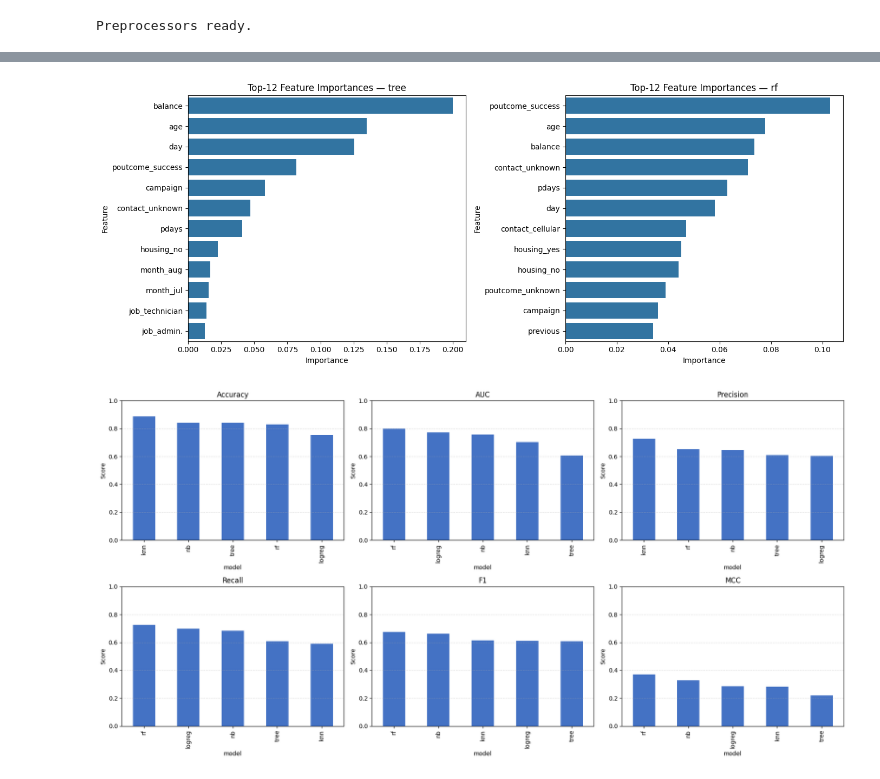
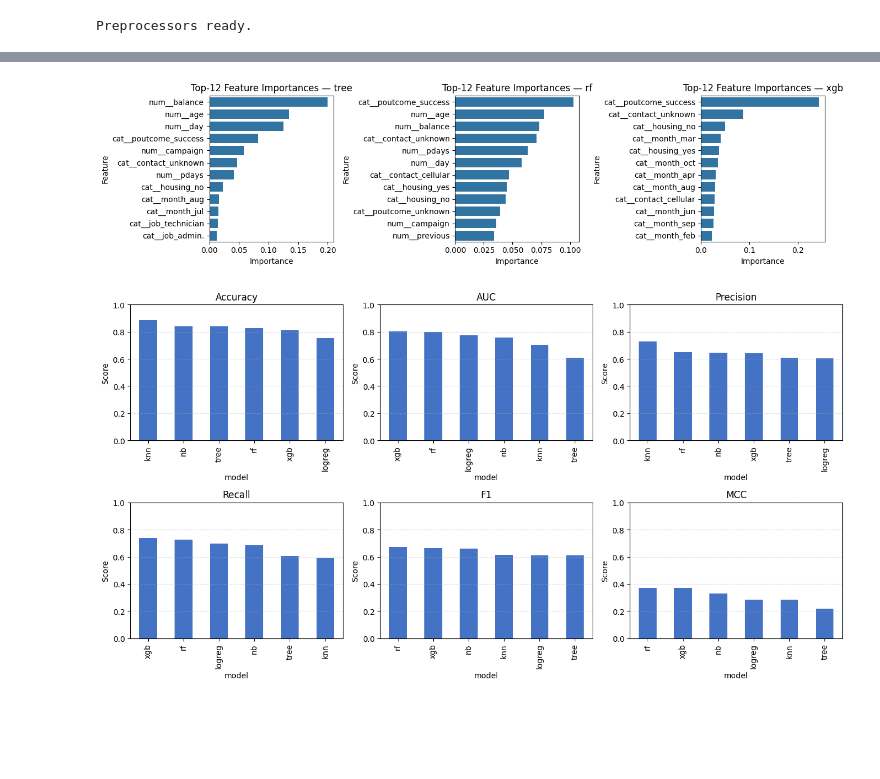
Before and after one commit to cd0130/bank-marketing-project, a Jupyter notebook: model_building.ipynb, the cells around one changed output, grey strips where cells are left out. Cells and saved outputs as stored; diff of their text form; code cells hidden in the pictures; blank space fills up the shorter version.

Commit message:
Add files via upload
Updated model_building.ipynb with new training code and fixes

```diff
--- a/model_building.ipynb
+++ b/model_building.ipynb
@@ -321,44 +335,40 @@ XGBoost not available; skipping: name 'n_classes' is not defined
 # %%
 
+# ===============================
 # Train & Evaluate
+# ===============================
 
-
-# Define number of classes for AUC logic (binary vs multiclass)
-n_classes = len(np.unique(y_train))
-
-
-def auc_safely(y_true, proba, n_classes):
+def auc_safely(y_true, proba):
     if proba is None:
         return np.nan
     try:
-        if n_classes == 2:
-            # binary
-            if proba.ndim == 2 and proba.shape[1] >= 2:
-                return roc_auc_score(y_true, proba[:, 1])
-            else:
-                return roc_auc_score(y_true, proba)
+        # If model outputs shape (n_samples, 2), use prob for class 1
+        if isinstance(proba, np.ndarray) and proba.ndim == 2 and proba.shape[1] >= 2:
+            return roc_auc_score(y_true, proba[:, 1])
         else:
-            # multiclass
-            return roc_auc_score(y_true, proba, multi_class="ovr", average="macro")
+            return roc_auc_score(y_true, proba)
     except Exception:
         return np.nan
+
 
 results = []
 trained = {}
 
 for name, pipe in models.items():
-    if name == "xgb" and not xgb_available:
-        continue
     print(f"Training: {name}")
     pipe.fit(X_train, y_train)
     trained[name] = pipe
 
     # Predict on test
     y_pred = pipe.predict(X_test)
+
     # Probabilities (if available)
     y_proba = None
     if hasattr(pipe, "predict_proba"):
-        y_proba = pipe.predict_proba(X_test)
+        try:
+            y_proba = pipe.predict_proba(X_test)
+        except Exception:
+            y_proba = None  # fall back gracefully if a model raises
 
     # Metrics
     acc = accuracy_score(y_test, y_pred)
@@ -366,7 +376,7 @@ for name, pipe in models.items():
     rec  = recall_score(y_test, y_pred, average="macro", zero_division=0)
     f1   = f1_score(y_test, y_pred, average="macro", zero_division=0)
     mcc  = matthews_corrcoef(y_test, y_pred)
-    auc  = auc_safely(y_test, y_proba, n_classes)
+    auc  = auc_safely(y_test, y_proba)
 
     results.append({
         "model": name, "Accuracy": acc, "AUC": auc,
@@ -400,7 +412,7 @@ Saved: model/metrics_summary.csv
 for name, pipe in trained.items():
     out_path = f"model/model_{name}.joblib"
     # Use compression: xz yields smaller files; zlib (int) is faster
-    if name in ("rf", "knn"):  # typically the big ones
+    if name in ("rf", "knn", "xgb"):  # typically the big ones
         joblib.dump(pipe, out_path, compress=("xz", 3))
     else:
         joblib.dump(pipe, out_path, compress=3)
@@ -408,8 +420,11 @@ for name, pipe in trained.items():
 
 
 # save feature columns from any trained pipeline (use the first)
+
 first_model = next(iter(trained.values()))
-feat_names = get_feature_names(first_model.named_steps["prep"], X_train)
+fitted_preproc = first_model.named_steps["prep"]
+
+feat_names = get_feature_names_from_fitted_preprocessor(fitted_preproc)
 with open("model/feature_columns.json", "w") as f:
     json.dump({"features": feat_names}, f, indent=2)
 print("Saved: model/feature_columns.json (feature names after preprocessing)")
@@ -573,39 +600,39 @@ def plot_feature_importances_grid(trained, X_ref, top_k=12, max_cols=3):
     cols = min(max_cols, m)
     rows = math.ceil(m / cols)
 
-    fig, axes = plt.subplots(rows, cols, figsize=(7*cols, 5.5*rows))
+    fig, axes = plt.subplots(rows, cols, figsize=(4.5*cols, 3.6*rows))
     axes = np.array(axes).reshape(rows, cols)
 
     for i, name in enumerate(eligible):
         r, c = divmod(i, cols)
         ax = axes[r, c]
         pipe = trained[name]
         clf = pipe.named_steps["clf"]
         importances = clf.feature_importances_
 
         # get expanded feature names after preprocessing
-        feat_names = get_feature_names(pipe.named_steps["prep"], X_ref)
+        feat_names = get_feature_names_from_fitted_preprocessor(fitted_preproc)
         idx = np.argsort(importances)[::-1][:top_k]
         vals = importances[idx]
         labels = [feat_names[j] if j < len(feat_names) else f"f{j}" for j in idx]
 
         sns.barplot(x=vals, y=labels, orient="h", ax=ax)
         ax.set_title(f"Top-{top_k} Feature Importances — {name}")
         ax.set_xlabel("Importance")
         ax.set_ylabel("Feature")
 
     # Hide any unused axes
     for j in range(m, rows*cols):
         r, c = divmod(j, cols)
         axes[r, c].axis("off")
 
     plt.tight_layout()
     plt.show()
 
 # Call it (use train+val or full train features to derive names)
 plot_feature_importances_grid(trained, X_train, top_k=12, max_cols=3)
 # %% [output]
-[figure, old version]
+[figure, new version]
 # %%
 # Visualization: Metrics Bar Charts
 def compare_metrics_grid(metrics_df, metrics=("Accuracy", "AUC", "Precision", "Recall", "F1", "MCC")):
@@ -613,7 +640,7 @@ def compare_metrics_grid(metrics_df, metrics=("Accuracy", "AUC", "Precision", "R
     cols = min(3, k)                 # 3 panels per row
     rows = math.ceil(k / cols)
 
-    fig, axes = plt.subplots(rows, cols, figsize=(6*cols, 4.5*rows))
+    fig, axes = plt.subplots(rows, cols, figsize=(4.5*cols, 3.6*rows))
     axes = np.array(axes).reshape(rows, cols)
 
     for i, met in enumerate(metrics):
@@ -638,7 +665,7 @@ def compare_metrics_grid(metrics_df, metrics=("Accuracy", "AUC", "Precision", "R
 # Call it
 compare_metrics_grid(metrics_df)
 # %% [output]
-[figure, old version]
+[figure, new version]
 # %%
 def to_markdown_table(df):
     header = "| ML Model | Accuracy | AUC | Precision | Recall | F1 | MCC |"
```
Also changed, not shown: parts of 11 cells of this notebook.
